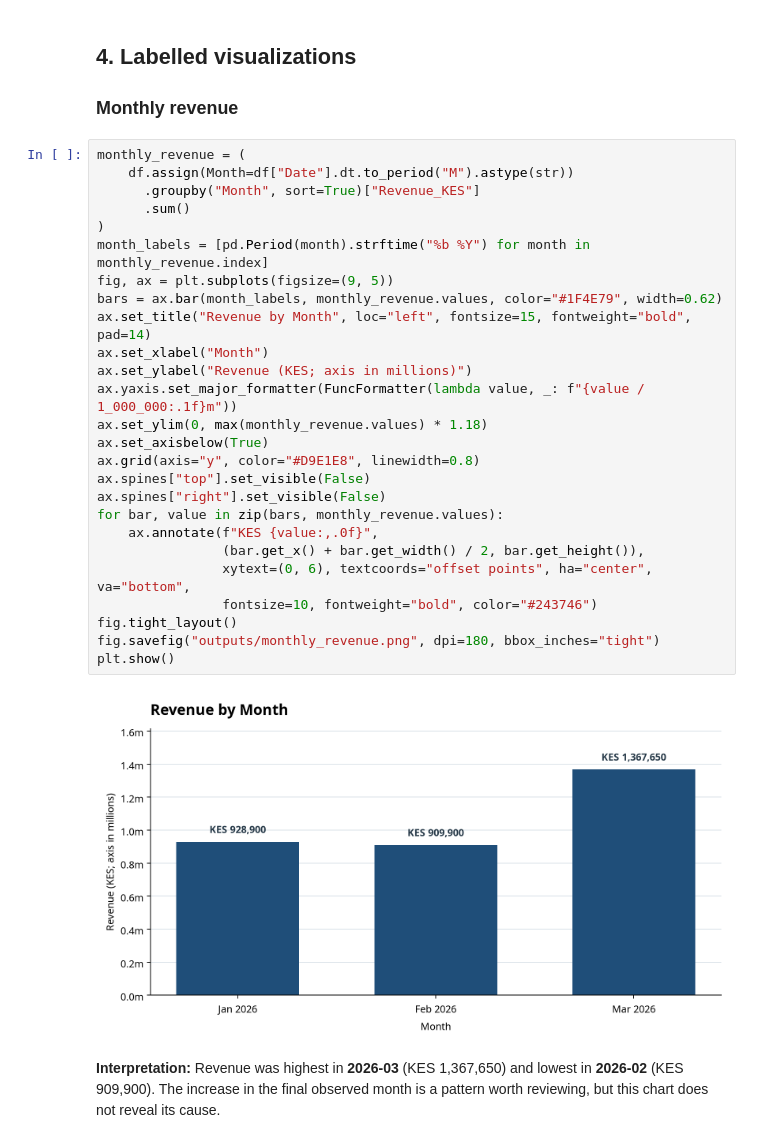
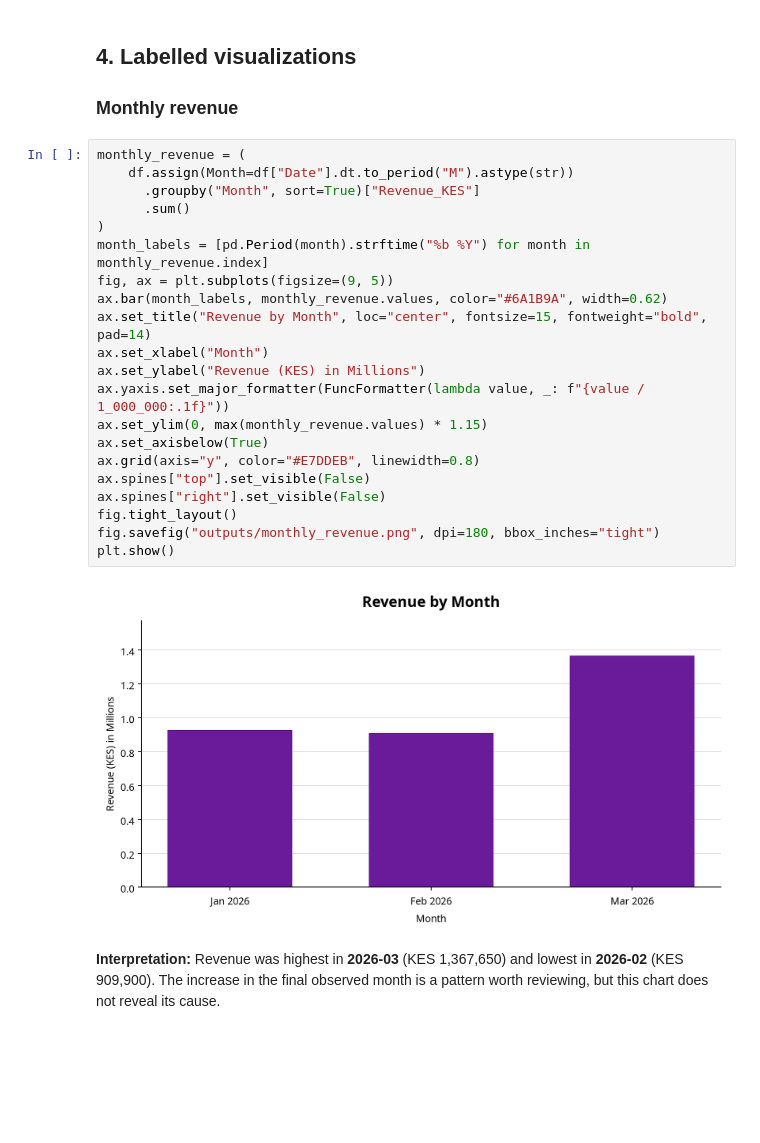
Before and after one commit to tmwakisha/DSA2050---DATA-SCIENCE-METHODOLOGIES, a Jupyter notebook: week1_analysis.ipynb, the cells around one changed output. Drawn from its saved outputs; the diff is of its cells as text; blank space fills up the shorter version.

Commit message:
Polish notebook header and purple chart formatting

```diff
--- a/week1_analysis.ipynb
+++ b/week1_analysis.ipynb
@@ -98,31 +99,26 @@ Average transaction value: KES 10,688.17
 # %%
 monthly_revenue = (
     df.assign(Month=df["Date"].dt.to_period("M").astype(str))
       .groupby("Month", sort=True)["Revenue_KES"]
       .sum()
 )
 month_labels = [pd.Period(month).strftime("%b %Y") for month in monthly_revenue.index]
 fig, ax = plt.subplots(figsize=(9, 5))
-bars = ax.bar(month_labels, monthly_revenue.values, color="#1F4E79", width=0.62)
-ax.set_title("Revenue by Month", loc="left", fontsize=15, fontweight="bold", pad=14)
+ax.bar(month_labels, monthly_revenue.values, color="#6A1B9A", width=0.62)
+ax.set_title("Revenue by Month", loc="center", fontsize=15, fontweight="bold", pad=14)
 ax.set_xlabel("Month")
-ax.set_ylabel("Revenue (KES; axis in millions)")
-ax.yaxis.set_major_formatter(FuncFormatter(lambda value, _: f"{value / 1_000_000:.1f}m"))
-ax.set_ylim(0, max(monthly_revenue.values) * 1.18)
+ax.set_ylabel("Revenue (KES) in Millions")
+ax.yaxis.set_major_formatter(FuncFormatter(lambda value, _: f"{value / 1_000_000:.1f}"))
+ax.set_ylim(0, max(monthly_revenue.values) * 1.15)
 ax.set_axisbelow(True)
-ax.grid(axis="y", color="#D9E1E8", linewidth=0.8)
+ax.grid(axis="y", color="#E7DDEB", linewidth=0.8)
 ax.spines["top"].set_visible(False)
 ax.spines["right"].set_visible(False)
-for bar, value in zip(bars, monthly_revenue.values):
-    ax.annotate(f"KES {value:,.0f}",
-                (bar.get_x() + bar.get_width() / 2, bar.get_height()),
-                xytext=(0, 6), textcoords="offset points", ha="center", va="bottom",
-                fontsize=10, fontweight="bold", color="#243746")
 fig.tight_layout()
 fig.savefig("outputs/monthly_revenue.png", dpi=180, bbox_inches="tight")
 plt.show()
 # %% [output]
-[figure, old version]
+[figure, new version]
 # %% [markdown]
 **Interpretation:** Revenue was highest in **2026-03** (KES 1,367,650) and lowest in **2026-02** (KES 909,900). The increase in the final observed month is a pattern worth reviewing, but this chart does not reveal its cause.
 # %% [markdown]
```
Also changed, not shown: parts of 2 cells of this notebook.
